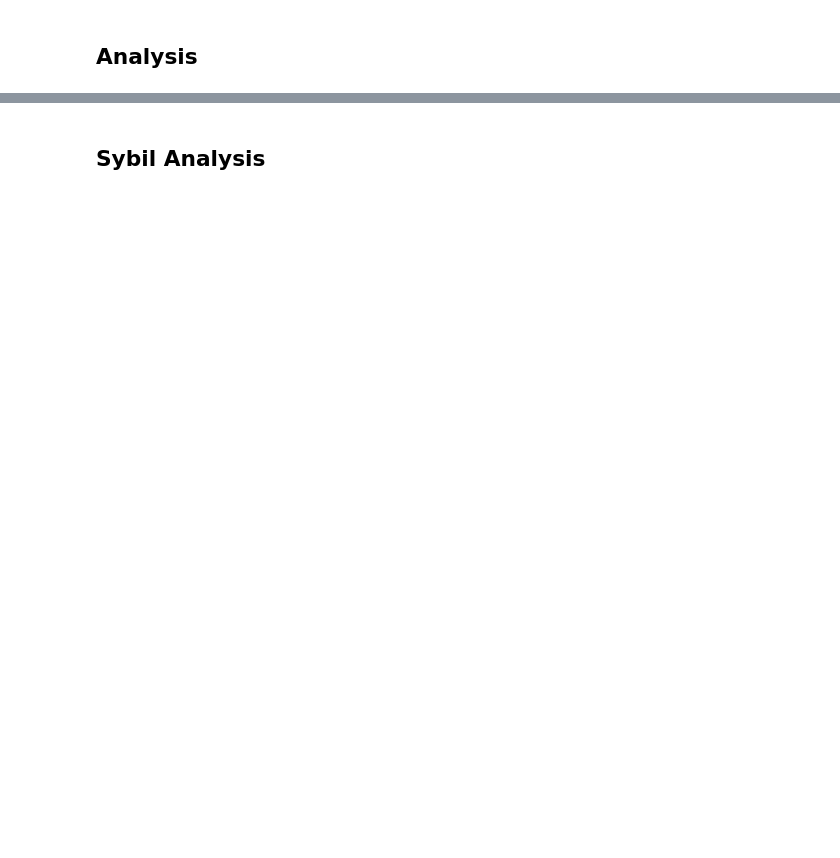
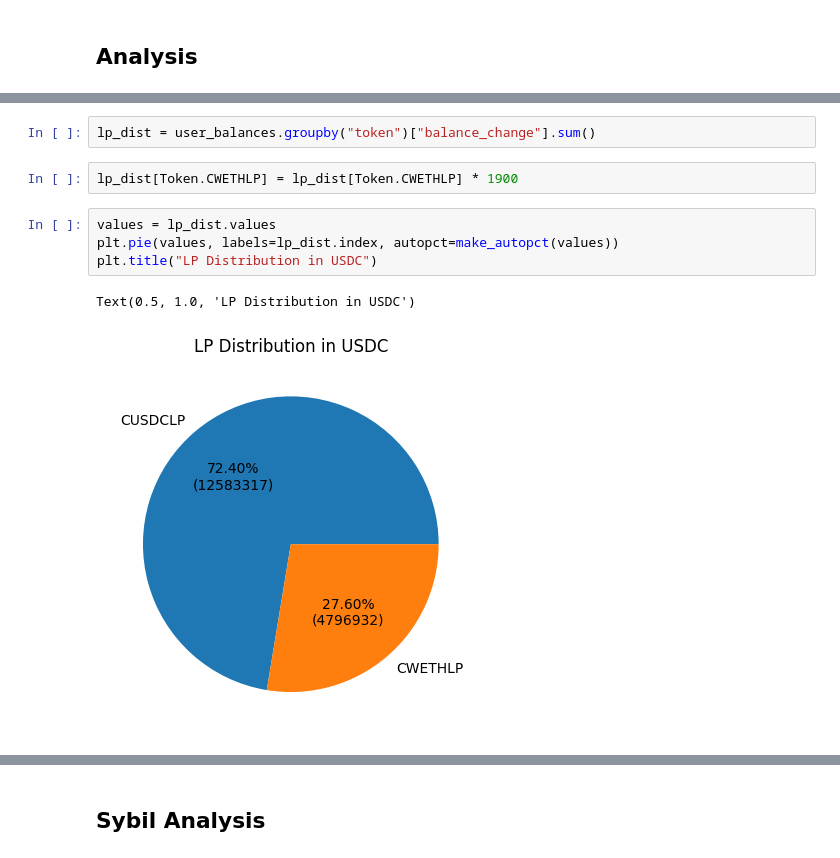
Before and after one commit to tann9949/connext-galxe-bot, a Jupyter notebook: notebooks/analysis.ipynb, the cells around one changed output, grey strips where cells are left out. Saved outputs shown, nothing was run; the diff lists cells and outputs as text; blank space fills up the shorter version.

```diff
--- a/notebooks/analysis.ipynb
+++ b/notebooks/analysis.ipynb
@@ -81,0 +400,11 @@ THRESHOLD = 0.3
+# %%
+lp_dist = user_balances.groupby("token")["balance_change"].sum()
+# %%
+lp_dist[Token.CWETHLP] = lp_dist[Token.CWETHLP] * 1900
+# %%
+values = lp_dist.values
+plt.pie(values, labels=lp_dist.index, autopct=make_autopct(values))
+plt.title("LP Distribution in USDC")
+# %% [output]
+Text(0.5, 1.0, 'LP Distribution in USDC')
+[figure, added]
```
Also changed, not shown: parts of 71 cells of this notebook, 1 other file.
